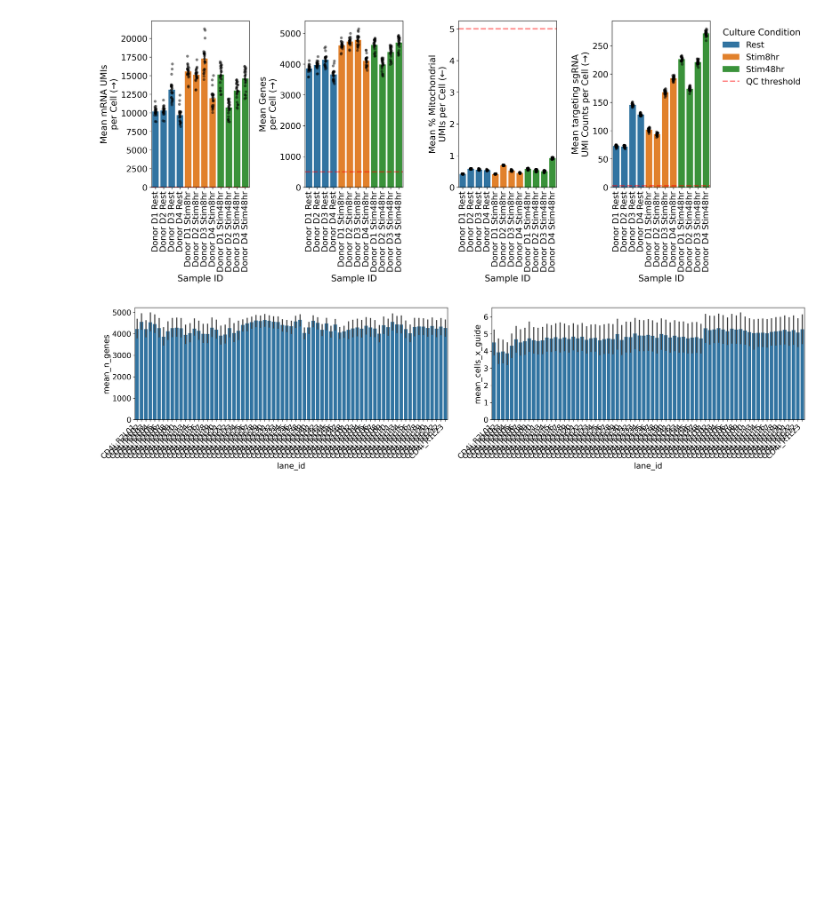
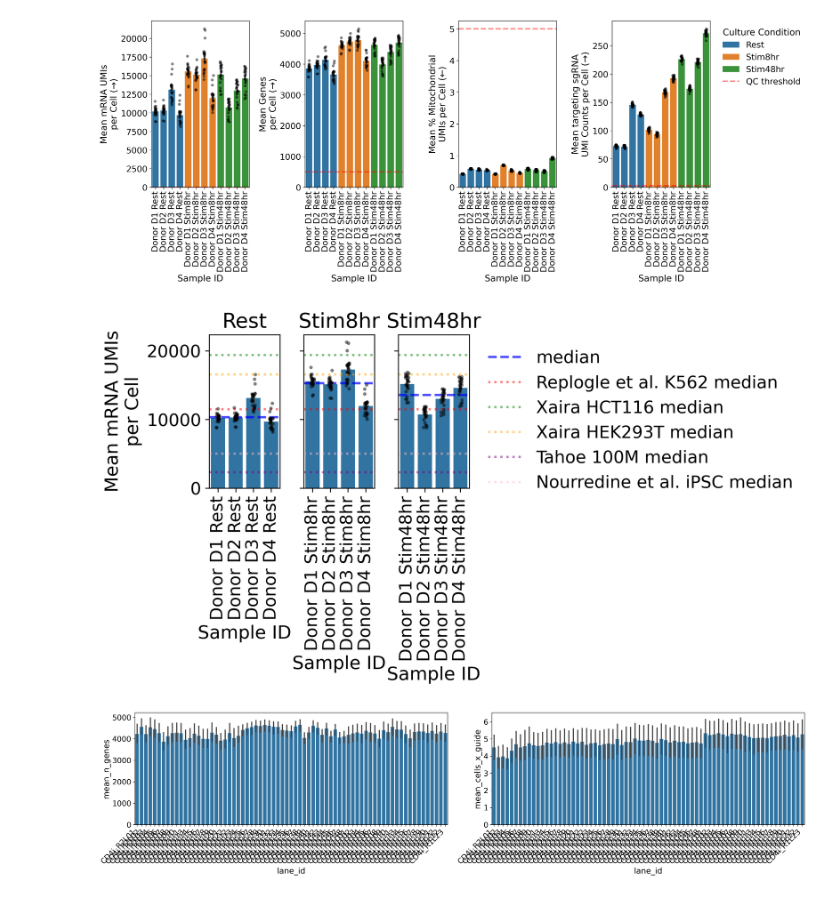
Before and after one commit to emdann/GWT_perturbseq_analysis_2025, a Jupyter notebook: src/1_preprocess/qc_final.ipynb, the cells around one changed output. Cells and saved outputs as stored; diff of their text form; code cells hidden in the pictures; blank space fills up the shorter version.

Commit message:
added comparison between perturb-seq datasets

```diff
--- a/src/1_preprocess/qc_final.ipynb
+++ b/src/1_preprocess/qc_final.ipynb
@@ -224,6 +225,80 @@ plt.savefig(PLOTDIR + "QC_metrics.png")
 plt.savefig(PLOTDIR + "QC_metrics.pdf")
 # %% [output]
 [figure]
+# %%
+# Taken from Xaira biorxiv paper
+comparison_medians = {
+    'Replogle et al. K562': 11499,
+    'Xaira HCT116': 19416,
+    'Xaira HEK293T': 16557,
+    'Tahoe 100M': 2298,
+    'Nourredine et al. iPSC': 5000
+}
+
+conditions_medians = all_qc_summary.groupby('culture_condition')['mean_total_counts'].median()
+
+# Define better y-axis labels
+y_labels = {
+    'mean_total_counts': 'Mean mRNA UMIs\nper Cell'  # Higher is better
+}
+
+all_qc_summary['donor_id'] = all_qc_summary['library_id'].str.split('_').str[2]
+all_qc_summary['culture_condition'] = all_qc_summary['library_id'].str.split('_').str[3]
+all_qc_summary['sample_id'] = 'Donor ' + all_qc_summary['donor_id'] + ' ' + all_qc_summary['culture_condition']
+
+# Create ordered list of sample_ids per condition
+sample_id_orders = {}
+for condition in ['Rest', 'Stim8hr', 'Stim48hr']:
+    sample_id_orders[condition] = []
+    for donor in sorted(all_qc_summary['donor_id'].unique()):
+        sample_id = f'Donor {donor} {condition}'
+        if sample_id in all_qc_summary['sample_id'].values:
+            sample_id_orders[condition].append(sample_id)
+
+# Create subplots
+fig, axes = plt.subplots(1, 3, figsize=(9, 5), sharey=True)
+
+for idx, condition in enumerate(['Rest', 'Stim8hr', 'Stim48hr']):
+    # Filter data for this condition
+    condition_data = all_qc_summary[all_qc_summary['culture_condition'] == condition]
+
+    sns.barplot(data=condition_data, x='sample_id', y='mean_total_counts',
+                order=sample_id_orders[condition], ax=axes[idx])
+    sns.stripplot(data=condition_data, x='sample_id', y='mean_total_counts', color='black',
+                 size=3, alpha=0.5, order=sample_id_orders[condition],
+                 legend=False, ax=axes[idx])
+
+    # Add horizontal line for condition median
+    axes[idx].axhline(y=conditions_medians[condition], color='blue', linestyle='--', alpha=0.7,
+                      label=f'median', linewidth=2)
+
+    # Add lines for comparison datasets
+    colors = ['red', 'green', 'orange', 'purple', 'pink']
+    for (dataset, median), color in zip(comparison_medians.items(), colors):
+        axes[idx].axhline(y=median, color=color, linestyle=':', alpha=0.5,
+                         label=f'{dataset} median', linewidth=2)
+
+    axes[idx].set_xticklabels(axes[idx].get_xticklabels(), rotation=90)
+    axes[idx].set_xlabel('Sample ID')
+    axes[idx].set_title(condition)
+
+    if idx == 0:
+        axes[idx].set_ylabel(y_labels['mean_total_counts'])
+    else:
+        axes[idx].set_ylabel('')
+
+    # Only show legend on last subplot
+    legend = axes[idx].get_legend()
+    if idx != 2:
+        if legend is not None:
+            legend.remove()
+    else:
+        axes[idx].legend(bbox_to_anchor=(1.05, 1), loc='upper left',
+                        frameon=False)
+
+plt.tight_layout()
+# %% [output]
+[figure, added]
 # %%
 fig, (ax1, ax2) = plt.subplots(1,2, figsize=(20, 5))
 
```
Also changed, not shown: parts of 12 cells of this notebook, 2 other files.
